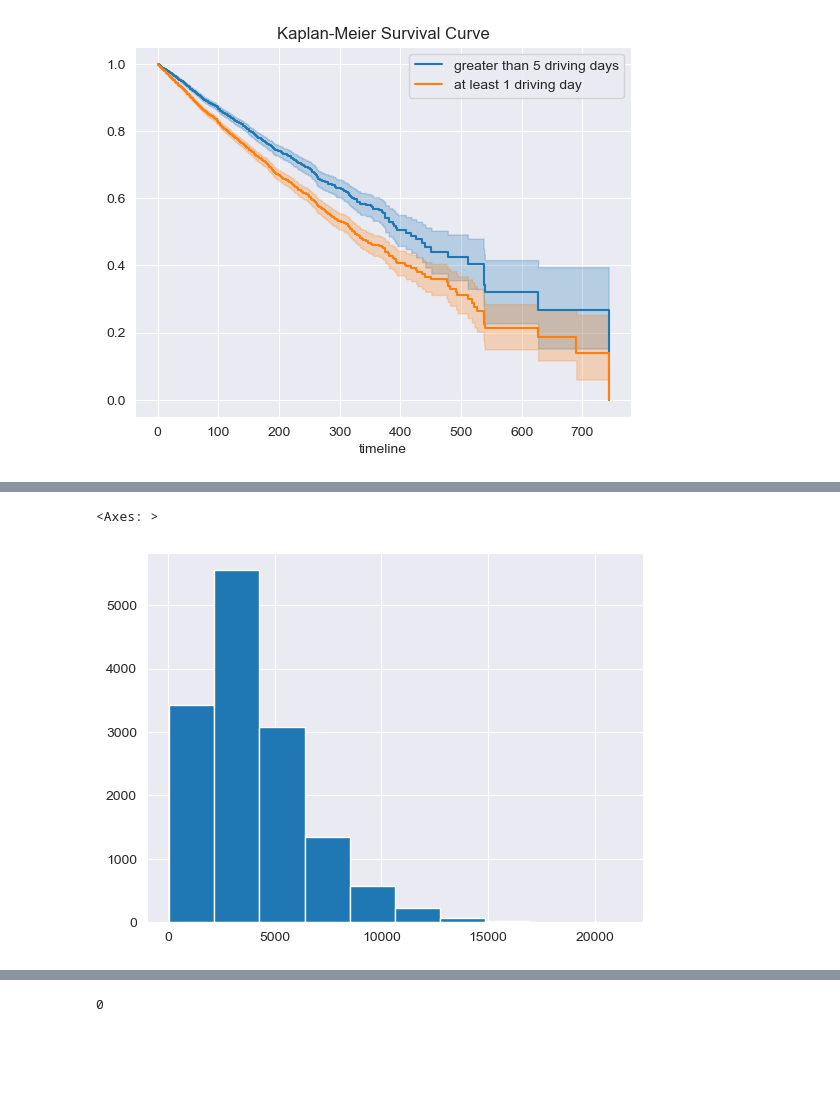
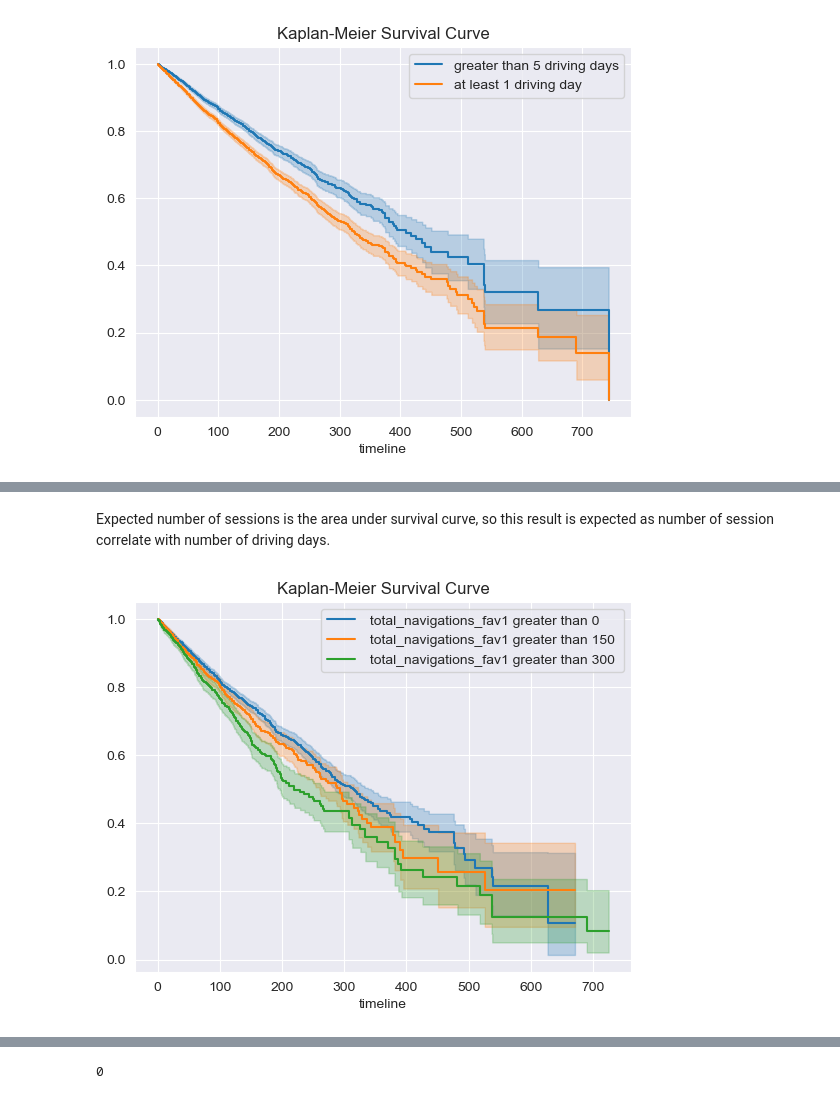
Before and after one commit to point-de-vyu/data-analytics-projects, a Jupyter notebook: Waze_predicting_user_churn/1. Exploratory_data_analysis.ipynb, the cells around one changed output, grey strips where cells are left out. Saved outputs shown, nothing was run; the diff lists cells and outputs as text; code cells hidden in the pictures; blank space fills up the shorter version.

```diff
--- a/Waze_predicting_user_churn/1. Exploratory_data_analysis.ipynb
+++ b/Waze_predicting_user_churn/1. Exploratory_data_analysis.ipynb
@@ -542,3 +545,8 @@ kmf = KaplanMeierFitter()
+# %%
+from lifelines import KaplanMeierFitter
+from lifelines.statistics import pairwise_logrank_test
+kmf = KaplanMeierFitter()
+df['label']=df['label'].map({'retained': 0, 'churned': 1}).astype(float)
 # %%
 df=df.dropna()
 T=df['total_sessions']
@@ -582,11 +588,11 @@ iph = df[df[ column_name]>0]
 kmf = KaplanMeierFitter()
 cat = 'sessions'
 T=And[cat]
-C=And['label'].map({'retained': 0, 'churned':1}).astype(float)
+C=And['label'].astype(float)
 kmf.fit(T,C)
 kmf.plot(title='Kaplan-Meier Survival Curve', label = "greater than 5 driving days")
 T=iph[cat]
-C=iph['label'].map({'retained': 0, 'churned': 1}).astype(float)
+C=iph['label'].astype(float)
 kmf.fit(T,C)
 kmf.plot(title='Kaplan-Meier Survival Curve',label = "at least 1 driving day")
 # %% [output]
@@ -597,17 +600,0 @@ Number of driving days decrease churn
-# %%
-ax = plt.subplot(111)
-column_name = 'driven_km_drives'
-And=df[df[ column_name]<np.infty]
-And = And[And[ column_name]>3000]
-iph = df[df[ column_name]<3000]
-iph = iph[iph[ column_name]>0]
-kmf = KaplanMeierFitter()
-cat = 'sessions'
-T=And[cat]
-C=And['label'].map({'retained': 0, 'churned':1}).astype(float)
-kmf.fit(T,C)
-kmf.plot(title='Kaplan-Meier Survival Curve', label = "greater than 3000 driven km")
-T=iph[cat]
-C=iph['label'].map({'retained': 0, 'churned': 1}).astype(float)
-kmf.fit(T,C)
-kmf.plot(title='Kaplan-Meier Survival Curve',label = "less than 3000 driven km")
@@ -619,5 +601,21 @@ kmf.plot(title='Kaplan-Meier Survival Curve',label = "less than 3000 driven km")
-# %%
-df.driven_km_drives.hist()
-# %% [output]
-<Axes: >
-[figure, removed]
+# %% [markdown]
+Expected number of sessions is the area under survival curve, so this result is expected as number of session correlate with number of driving days.
+# %%
+ax = plt.subplot(111)
+column_name = 'total_navigations_fav1'
+values = [150,300]
+values.insert(0,0)
+values.insert(len(values),np.infty)
+values = [[values[i],values[i+1]] for i in range(len(values)-1)]
+data = []
+for val in values:
+    dfr = df[df[ column_name]>val[0]]
+    dfr = dfr[dfr[ column_name]<val[1]]
+    kmf = KaplanMeierFitter()
+    cat = 'sessions'
+    T=dfr[cat]
+    C=dfr['label'].astype(float)
+    kmf.fit(T,C)
+    kmf.plot(title='Kaplan-Meier Survival Curve', label = f" {column_name} greater than {val[0]} ")
+# %% [output]
+[figure, added]
```
Also changed, not shown: parts of 21 cells of this notebook, 1 other file.
